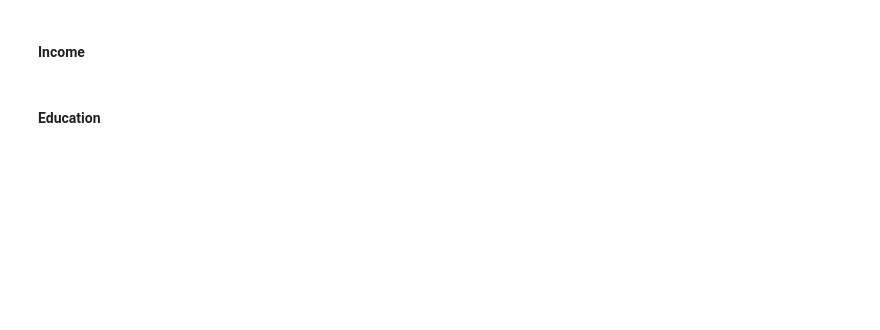
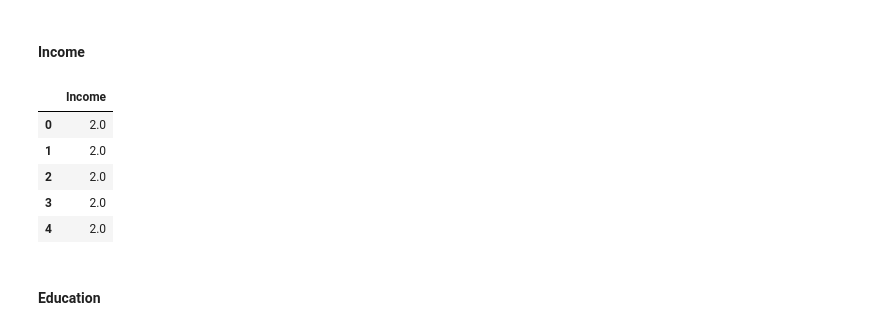
Before and after one commit to yiannisp1822/Project2_Diabetes, a Jupyter notebook: diabetes-prediction-modeling-FINAL.ipynb, the cells around one changed output. Saved outputs shown, nothing was run; the diff lists cells and outputs as text; code cells hidden in the pictures; blank space fills up the shorter version.

```diff
--- a/diabetes-prediction-modeling-FINAL.ipynb
+++ b/diabetes-prediction-modeling-FINAL.ipynb
@@ -292,10 +305,19 @@ BMI_encoded_df = pd.DataFrame(encode_BMI.transform(diabetes_df['BMI'].values.res
 # %%
 # create encoder and fit
 encode_income = OrdinalEncoder(categories=[['Less than $20,000','Between $20,000 and $75,000','More than $75,000']], handle_unknown='use_encoded_value', unknown_value=-1)
 encode_income.fit(diabetes_df['Income'].values.reshape(-1,1))
+encode_income = encode_income.transform(diabetes_df['Income'].values.reshape(-1, 1))
 
 # create the df
-income_encoded_df = pd.DataFrame(encode_income.transform(diabetes_df['Income'].values.reshape(-1, 1)), columns=encode_income.get_feature_names_out())
+encode_income_df = pd.DataFrame(encode_income, columns=['Income'])
+encode_income_df.head()
+# %% [output]
+|  | Income |
+| 0 | 2.0 |
+| 1 | 2.0 |
+| 2 | 2.0 |
+| 3 | 2.0 |
+| 4 | 2.0 |
 # %% [markdown]
 #### Education
 # %%
```
Also changed, not shown: parts of 17 cells of this notebook, 15 other files.
